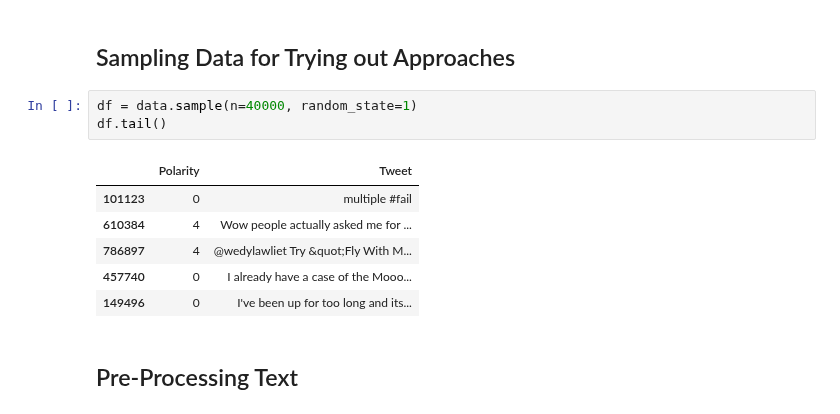
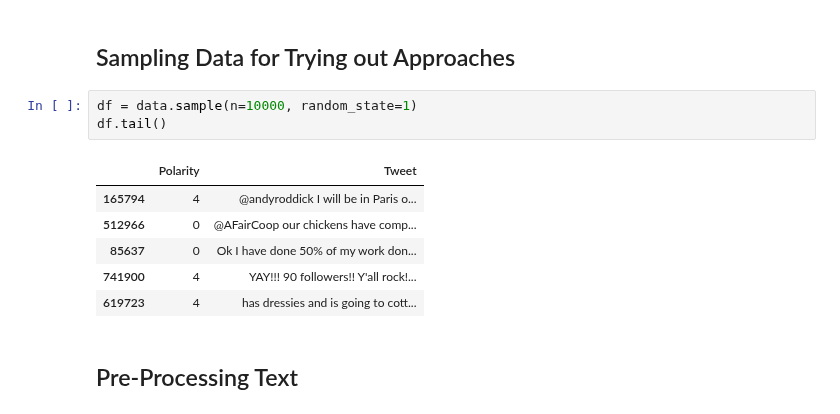
Before and after one commit to rachit-0032/col772, a Jupyter notebook: A2 - Twitter Sentiment Mining/submission.ipynb, the cells around one changed output. Drawn from its saved outputs; the diff is of its cells as text.

```diff
--- a/A2 - Twitter Sentiment Mining/submission.ipynb
+++ b/A2 - Twitter Sentiment Mining/submission.ipynb
@@ -34,15 +37,15 @@ data = data.iloc[:,1:]
 # %% [markdown]
 ## Sampling Data for Trying out Approaches
 # %%
-df = data.sample(n=40000, random_state=1)
+df = data.sample(n=10000, random_state=1)
 df.tail()
 # %% [output]
 |  | Polarity | Tweet |
-| 101123 | 0 | multiple #fail |
-| 610384 | 4 | Wow people actually asked me for ... |
-| 786897 | 4 | @wedylawliet Try &quot;Fly With M... |
-| 457740 | 0 | I already have a case of the Mooo... |
-| 149496 | 0 | I've been up for too long and its... |
+| 165794 | 4 | @andyroddick I will be in Paris o... |
+| 512966 | 0 | @AFairCoop our chickens have comp... |
+| 85637 | 0 | Ok I have done 50% of my work don... |
+| 741900 | 4 | YAY!!! 90 followers!! Y'all rock!... |
+| 619723 | 4 | has dressies and is going to cott... |
 # %% [markdown]
 ## Pre-Processing Text
 # %%
```
Also changed, not shown: parts of 17 cells of this notebook.
